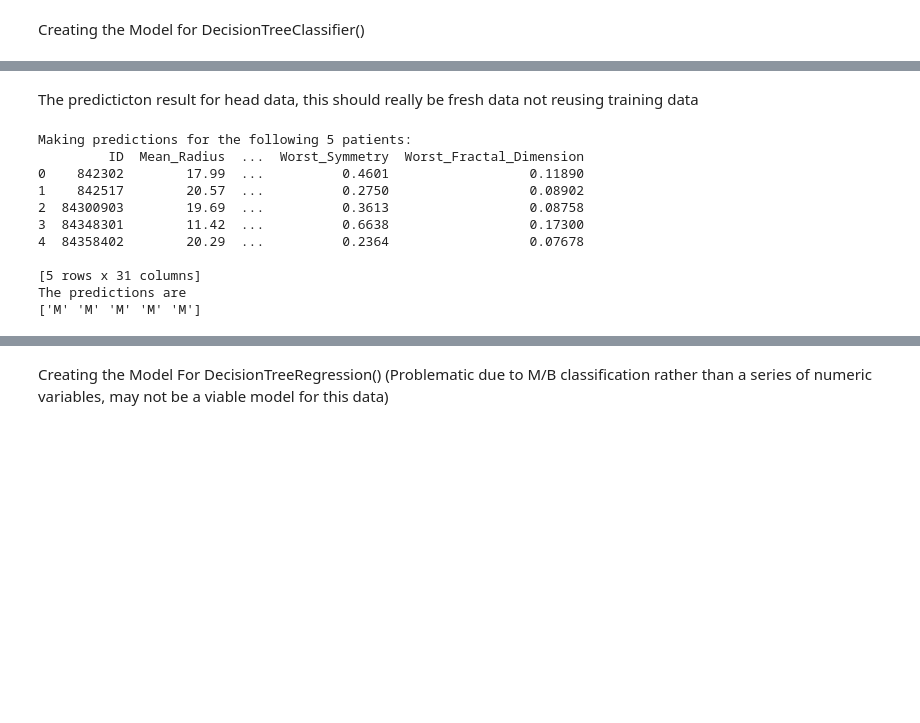
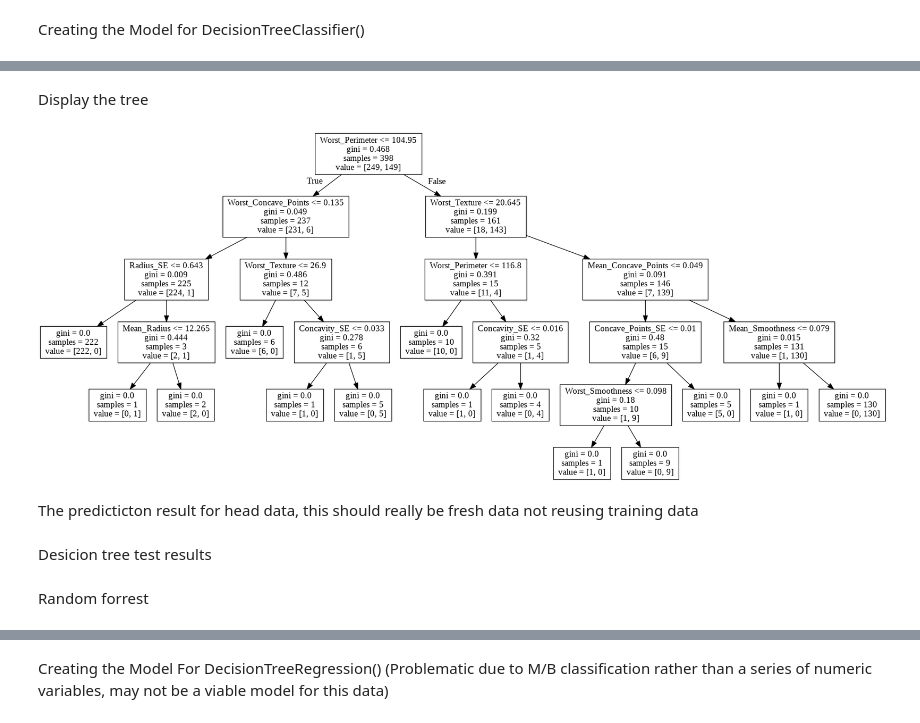
Before and after one commit to Ultan-Kearns/LYIT-Machine-Learning-Project, a Jupyter notebook: MLBCProjNotebook.ipynb, the cells around one changed output, grey strips where cells are left out. Drawn from its saved outputs; the diff is of its cells as text; code cells hidden in the pictures; blank space fills up the shorter version.

```diff
--- a/MLBCProjNotebook.ipynb
+++ b/MLBCProjNotebook.ipynb
@@ -80,0 +121,3 @@ plt.imshow(img)
+# %%
+# Split dataset into training set and test set
+X_train, X_test, y_train, y_test = train_test_split(X, y, test_size=0.3, random_state=1) # 70% training and 30% test
@@ -81,20 +126,28 @@ plt.imshow(img)
+# %%
+clf = tree.DecisionTreeClassifier()
+
+# Train Decision Tree Classifer
+clf = clf.fit(X_train,y_train)
+#clf = clf.fit (X,y)
+# %% [markdown]
+Display the tree
+# %%
+from IPython.display import Image
+from six import StringIO
+import pydot
+dot_data = StringIO()
+tree.export_graphviz(clf, out_file=dot_data, feature_names=features)
+graph, = pydot.graph_from_dot_data(dot_data.getvalue())
+Image(graph.create_png())
+# %% [output]
+[figure, added]
 # %% [markdown]
 The predicticton result for head data, this should really be fresh data not reusing training data
 # %%
 #When we use our training data above we should use our validation data here to test the predictions
 print("Making predictions for the following 5 patients:")
-print(x.head())
+print(X_test)
 print("The predictions are")
-print(DTC_model.predict(x.head()))
+print(clf.predict(X_test))
-# %% [output]
-Making predictions for the following 5 patients:
-         ID  Mean_Radius  ...  Worst_Symmetry  Worst_Fractal_Dimension
-0    842302        17.99  ...          0.4601                  0.11890
-1    842517        20.57  ...          0.2750                  0.08902
-2  84300903        19.69  ...          0.3613                  0.08758
-3  84348301        11.42  ...          0.6638                  0.17300
-4  84358402        20.29  ...          0.2364                  0.07678
-
-[5 rows x 31 columns]
-The predictions are
-['M' 'M' 'M' 'M' 'M']
+# %% [markdown]
+Desicion tree test results
@@ -100,0 +161,2 @@ The predictions are
+# %% [markdown]
+Random forrest
```
Also changed, not shown: parts of 29 cells of this notebook.
